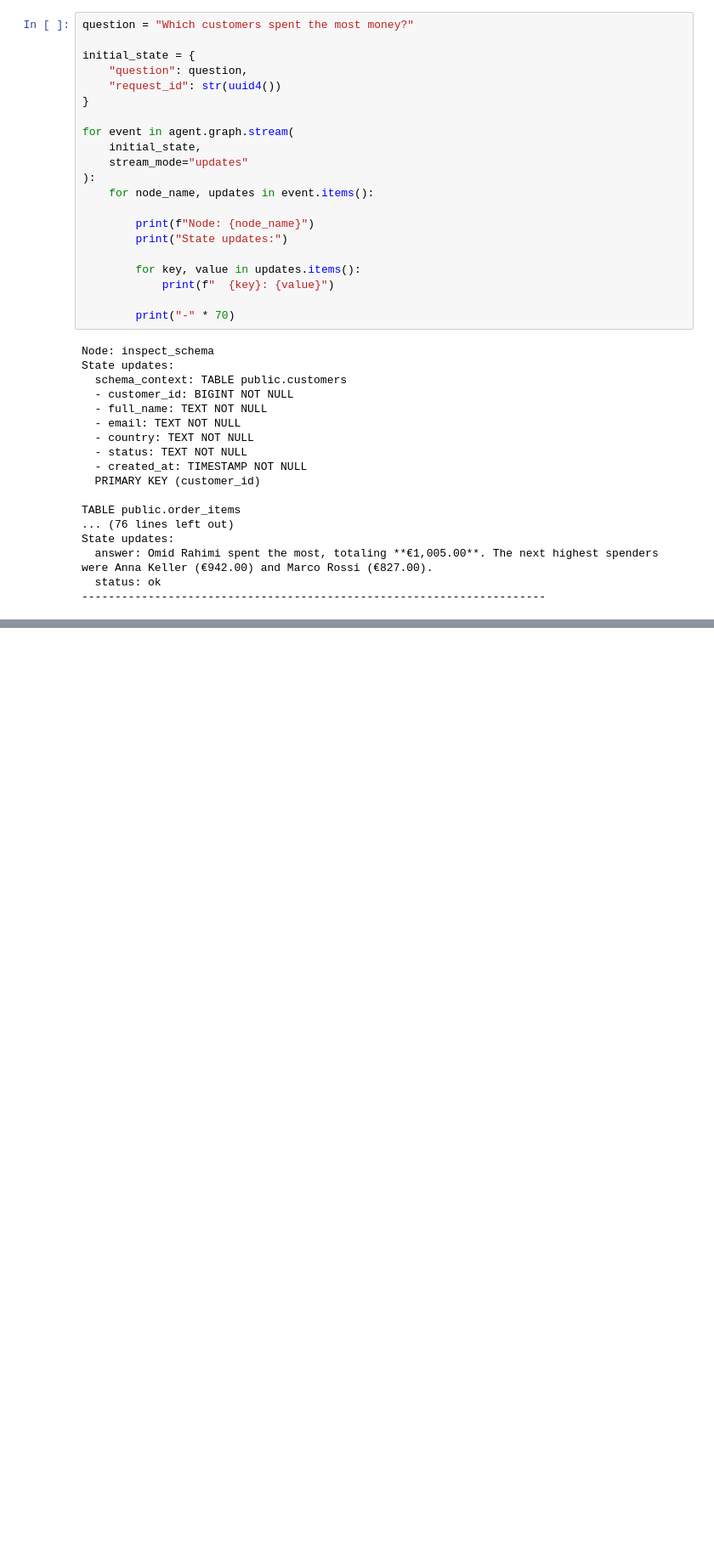
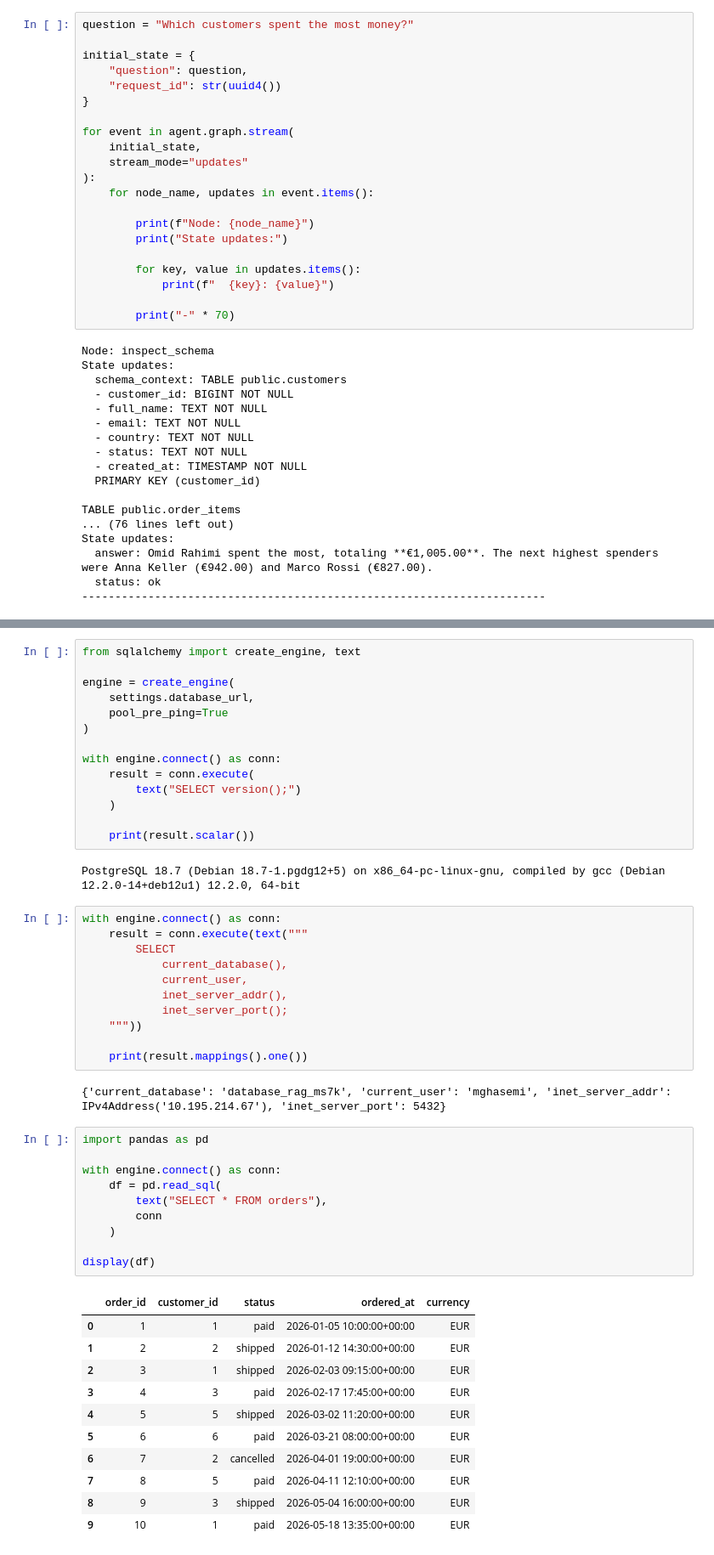
Before and after one commit to mghasemi19/Postgres-Agentic-SQL, a Jupyter notebook: notebooks/test_notebook.ipynb, the cells around one changed output, grey strips where cells are left out. Shown at 85% size. Saved outputs shown, nothing was run; the diff lists cells and outputs as text; blank space fills up the shorter version.

```diff
--- a/notebooks/test_notebook.ipynb
+++ b/notebooks/test_notebook.ipynb
@@ -254,0 +266,51 @@ from prometheus_client import CONTENT_TYPE_LATEST, Counter, Histogram, generate_
+# %%
+from sqlalchemy import create_engine, text
+
+engine = create_engine(
+    settings.database_url,
+    pool_pre_ping=True
+)
+
+with engine.connect() as conn:
+    result = conn.execute(
+        text("SELECT version();")
+    )
+
+    print(result.scalar())
+# %% [output]
+PostgreSQL 18.7 (Debian 18.7-1.pgdg12+5) on x86_64-pc-linux-gnu, compiled by gcc (Debian 12.2.0-14+deb12u1) 12.2.0, 64-bit
+# %%
+with engine.connect() as conn:
+    result = conn.execute(text("""
+        SELECT
+            current_database(),
+            current_user,
+            inet_server_addr(),
+            inet_server_port();
+    """))
+
+    print(result.mappings().one())
+# %% [output]
+{'current_database': 'database_rag_ms7k', 'current_user': 'mghasemi', 'inet_server_addr': IPv4Address('10.195.214.67'), 'inet_server_port': 5432}
+# %%
+import pandas as pd
+
+with engine.connect() as conn:
+    df = pd.read_sql(
+        text("SELECT * FROM orders"),
+        conn
+    )
+
+display(df)
+# %% [output]
+|  | order_id | customer_id | status | ordered_at | currency |
+| 0 | 1 | 1 | paid | 2026-01-05 10:00:00+00:00 | EUR |
+| 1 | 2 | 2 | shipped | 2026-01-12 14:30:00+00:00 | EUR |
+| 2 | 3 | 1 | shipped | 2026-02-03 09:15:00+00:00 | EUR |
+| 3 | 4 | 3 | paid | 2026-02-17 17:45:00+00:00 | EUR |
+| 4 | 5 | 5 | shipped | 2026-03-02 11:20:00+00:00 | EUR |
+| 5 | 6 | 6 | paid | 2026-03-21 08:00:00+00:00 | EUR |
+| 6 | 7 | 2 | cancelled | 2026-04-01 19:00:00+00:00 | EUR |
+| 7 | 8 | 5 | paid | 2026-04-11 12:10:00+00:00 | EUR |
+| 8 | 9 | 3 | shipped | 2026-05-04 16:00:00+00:00 | EUR |
+| 9 | 10 | 1 | paid | 2026-05-18 13:35:00+00:00 | EUR |
```
Also changed, not shown: parts of 5 cells of this notebook.
